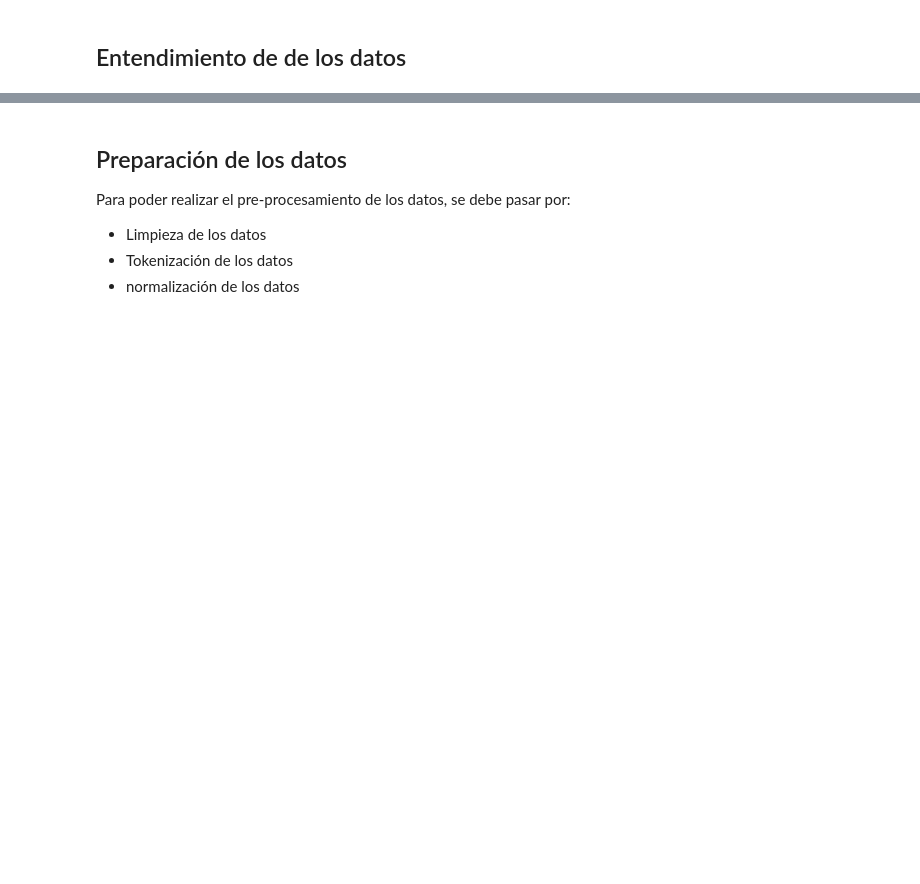
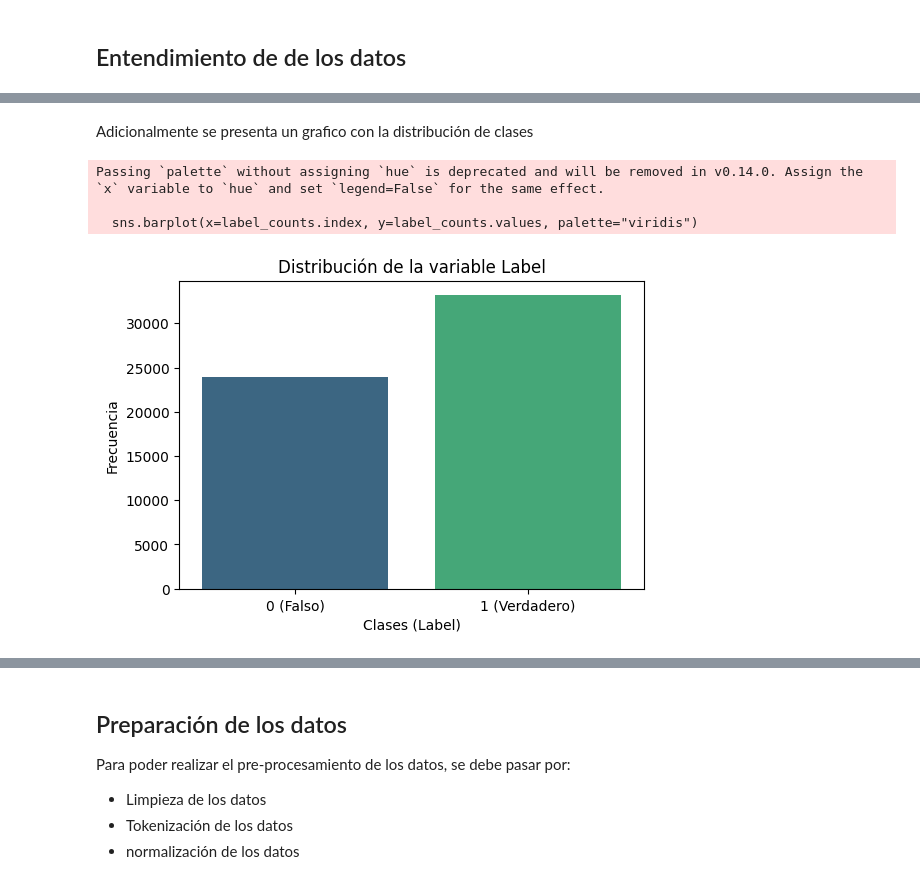
Before and after one commit to Jdpf28/Proyecto1, a Jupyter notebook: proyecto1.ipynb, the cells around one changed output, grey strips where cells are left out. Cells and saved outputs as stored; diff of their text form; code cells hidden in the pictures; blank space fills up the shorter version.

```diff
--- a/proyecto1.ipynb
+++ b/proyecto1.ipynb
@@ -180,0 +155,19 @@ memory usage: 2.2+ MB
+# %%
+df = df.astype(str)
+
+# a. Dimensiones del dataset
+print("Dimensiones del dataset (filas, columnas):", df.shape)
+
+# b. Tipos de datos de cada columna
+print("\nTipos de datos de cada columna:\n", df.dtypes)
+
+# c. Cantidad de valores nulos por columna
+print("\nValores nulos por columna:\n", df.isnull().sum())
+
+# d. Cantidad de filas duplicadas
+duplicados = df.duplicated().sum()
+print("\nCantidad de filas duplicadas:", duplicados)
+
+# e. Distribución de la variable objetivo (si existe una columna 'label')
+if "label" in df.columns:
+    print("\nDistribución de clases en la variable objetivo:\n", df["label"].value_counts())
@@ -181,3 +194,28 @@ memory usage: 2.2+ MB
+# %% [markdown]
+Adicionalmente se presenta un grafico con la distribución de clases
+# %%
+import matplotlib.pyplot as plt
+import seaborn as sns
+
+# Convertir la columna Label a tipo numérico (por si hay valores como strings)
+df["Label"] = pd.to_numeric(df["Label"], errors="coerce")
+
+# Contar la frecuencia de cada clase (0 y 1)
+label_counts = df["Label"].value_counts()
+
+# Crear la gráfica de barras
+plt.figure(figsize=(6, 4))
+sns.barplot(x=label_counts.index, y=label_counts.values, palette="viridis")
+plt.xlabel("Clases (Label)")
+plt.ylabel("Frecuencia")
+plt.title("Distribución de la variable Label")
+plt.xticks([0, 1], ["0 (Falso)", "1 (Verdadero)"])  # Etiquetas personalizadas
+plt.show()
+# %% [output]
+Passing `palette` without assigning `hue` is deprecated and will be removed in v0.14.0. Assign the `x` variable to `hue` and set `legend=False` for the same effect.
+
+  sns.barplot(x=label_counts.index, y=label_counts.values, palette="viridis")
+[figure, added]
 # %%
 import pandas as pd
 from scipy import stats as st
```
Also changed, not shown: parts of 26 cells of this notebook.
